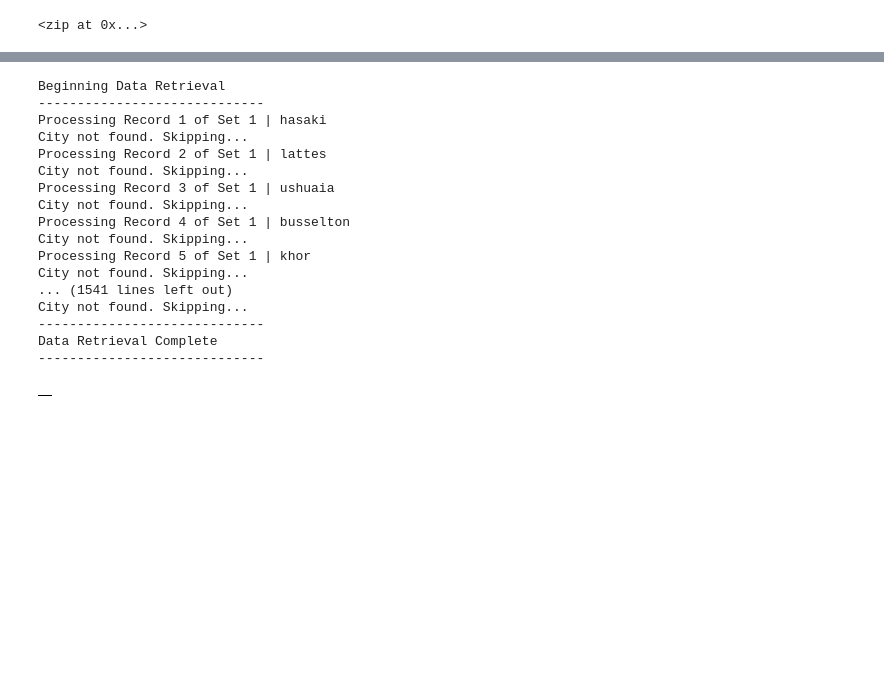
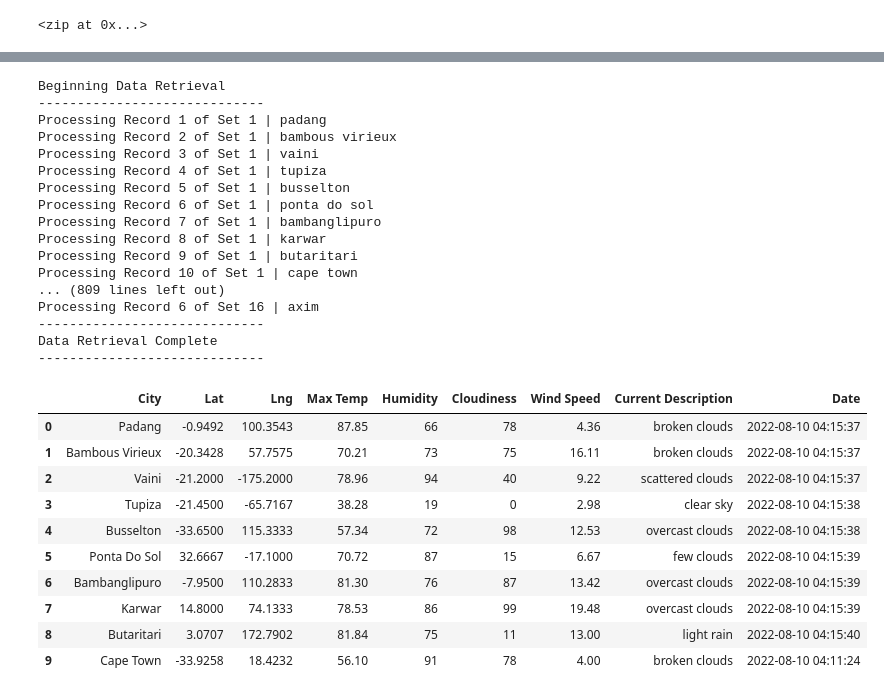
Before and after one commit to baumgartner-99/World_Weather_Analysis, a Jupyter notebook: Weather_Database/Weather_Database.ipynb, the cells around one changed output, grey strips where cells are left out. Drawn from its saved outputs; the diff is of its cells as text; code cells hidden in the pictures; blank space fills up the shorter version.

```diff
--- a/Weather_Database/Weather_Database.ipynb
+++ b/Weather_Database/Weather_Database.ipynb
@@ -81,7 +81,7 @@ for i, city in enumerate(cities):
         city_humidity = city_weather["main"]["humidity"]
         city_clouds = city_weather["clouds"]["all"]
         city_wind = city_weather["wind"]["speed"]
-        city_description = city_weather["weather"]["description"]
+        city_description = city_weather["weather"][0]["description"]
         # Convert the date to ISO standard.
         city_date = datetime.utcfromtimestamp(city_weather["dt"]).strftime('%Y-%m-%d %H:%M:%S')
         # Append the city information into city_data list.
@@ -107,24 +107,34 @@ print("-----------------------------")
 # %% [output]
 Beginning Data Retrieval
 -----------------------------
-Processing Record 1 of Set 1 | hasaki
-City not found. Skipping...
-Processing Record 2 of Set 1 | lattes
-City not found. Skipping...
-Processing Record 3 of Set 1 | ushuaia
-City not found. Skipping...
-Processing Record 4 of Set 1 | busselton
-City not found. Skipping...
-Processing Record 5 of Set 1 | khor
-City not found. Skipping...
-... (1541 lines left out)
-City not found. Skipping...
+Processing Record 1 of Set 1 | padang
+Processing Record 2 of Set 1 | bambous virieux
+Processing Record 3 of Set 1 | vaini
+Processing Record 4 of Set 1 | tupiza
+Processing Record 5 of Set 1 | busselton
+Processing Record 6 of Set 1 | ponta do sol
+Processing Record 7 of Set 1 | bambanglipuro
+Processing Record 8 of Set 1 | karwar
+Processing Record 9 of Set 1 | butaritari
+Processing Record 10 of Set 1 | cape town
+... (809 lines left out)
+Processing Record 6 of Set 16 | axim
 -----------------------------
 Data Retrieval Complete
 -----------------------------
-# %%
-# Convert the array of dictionaries to a Pandas DataFrame.
-city_data_df = pd.DataFrame(city_data)
-city_data_df.head()
-# %% [output]
-|  |
+# %%
+#create a data frame
+city_data_df = pd.DataFrame(city_data)
+city_data_df.head(10)
+# %% [output]
+|  | City | Lat | Lng | Max Temp | Humidity | Cloudiness | Wind Speed | Current Description | Date |
+| 0 | Padang | -0.9492 | 100.3543 | 87.85 | 66 | 78 | 4.36 | broken clouds | 2022-08-10 04:15:37 |
+| 1 | Bambous Virieux | -20.3428 | 57.7575 | 70.21 | 73 | 75 | 16.11 | broken clouds | 2022-08-10 04:15:37 |
+| 2 | Vaini | -21.2000 | -175.2000 | 78.96 | 94 | 40 | 9.22 | scattered clouds | 2022-08-10 04:15:37 |
+| 3 | Tupiza | -21.4500 | -65.7167 | 38.28 | 19 | 0 | 2.98 | clear sky | 2022-08-10 04:15:38 |
+| 4 | Busselton | -33.6500 | 115.3333 | 57.34 | 72 | 98 | 12.53 | overcast clouds | 2022-08-10 04:15:38 |
+| 5 | Ponta Do Sol | 32.6667 | -17.1000 | 70.72 | 87 | 15 | 6.67 | few clouds | 2022-08-10 04:15:39 |
+| 6 | Bambanglipuro | -7.9500 | 110.2833 | 81.30 | 76 | 87 | 13.42 | overcast clouds | 2022-08-10 04:15:39 |
+| 7 | Karwar | 14.8000 | 74.1333 | 78.53 | 86 | 99 | 19.48 | overcast clouds | 2022-08-10 04:15:39 |
+| 8 | Butaritari | 3.0707 | 172.7902 | 81.84 | 75 | 11 | 13.00 | light rain | 2022-08-10 04:15:40 |
+| 9 | Cape Town | -33.9258 | 18.4232 | 56.10 | 91 | 78 | 4.00 | broken clouds | 2022-08-10 04:11:24 |
```
Also changed, not shown: parts of 3 cells of this notebook, 58 other files.
